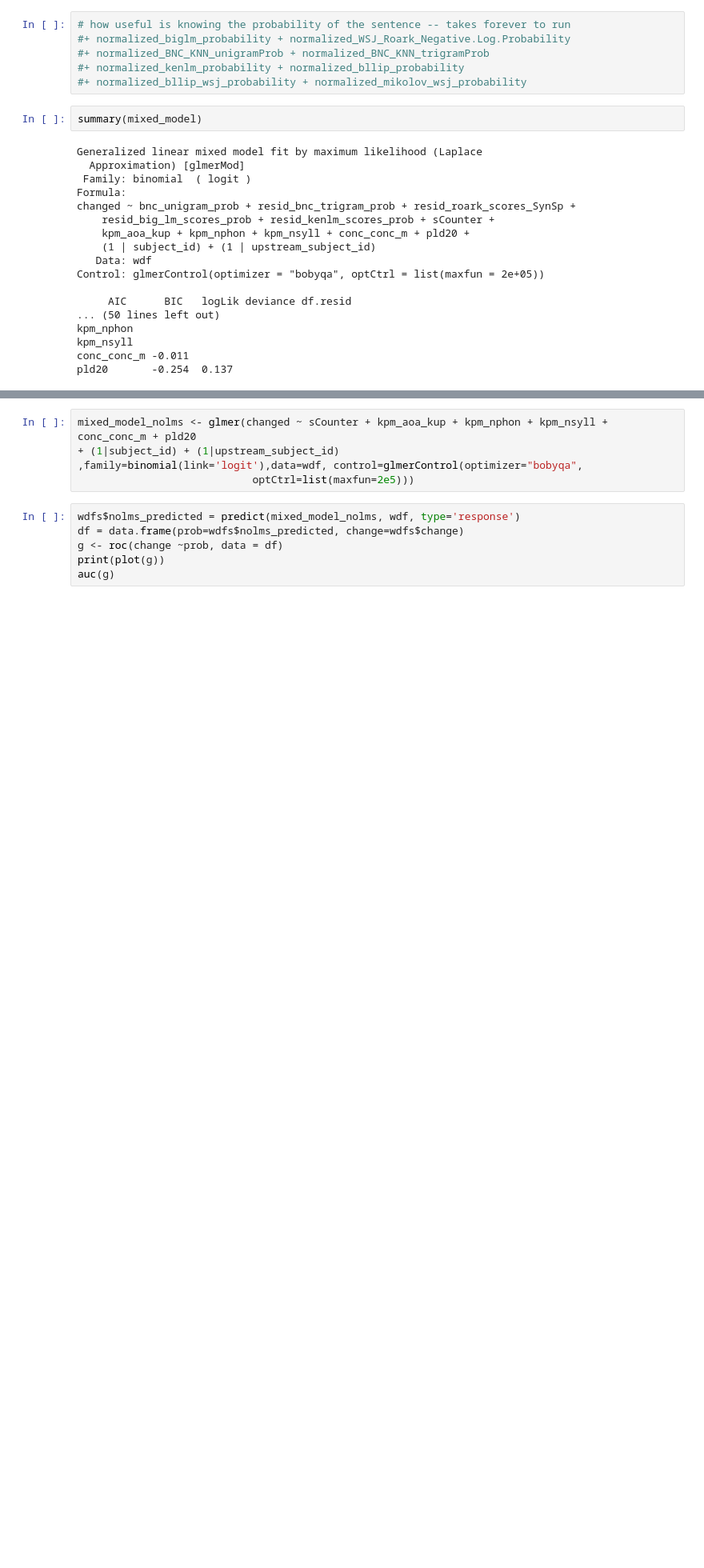
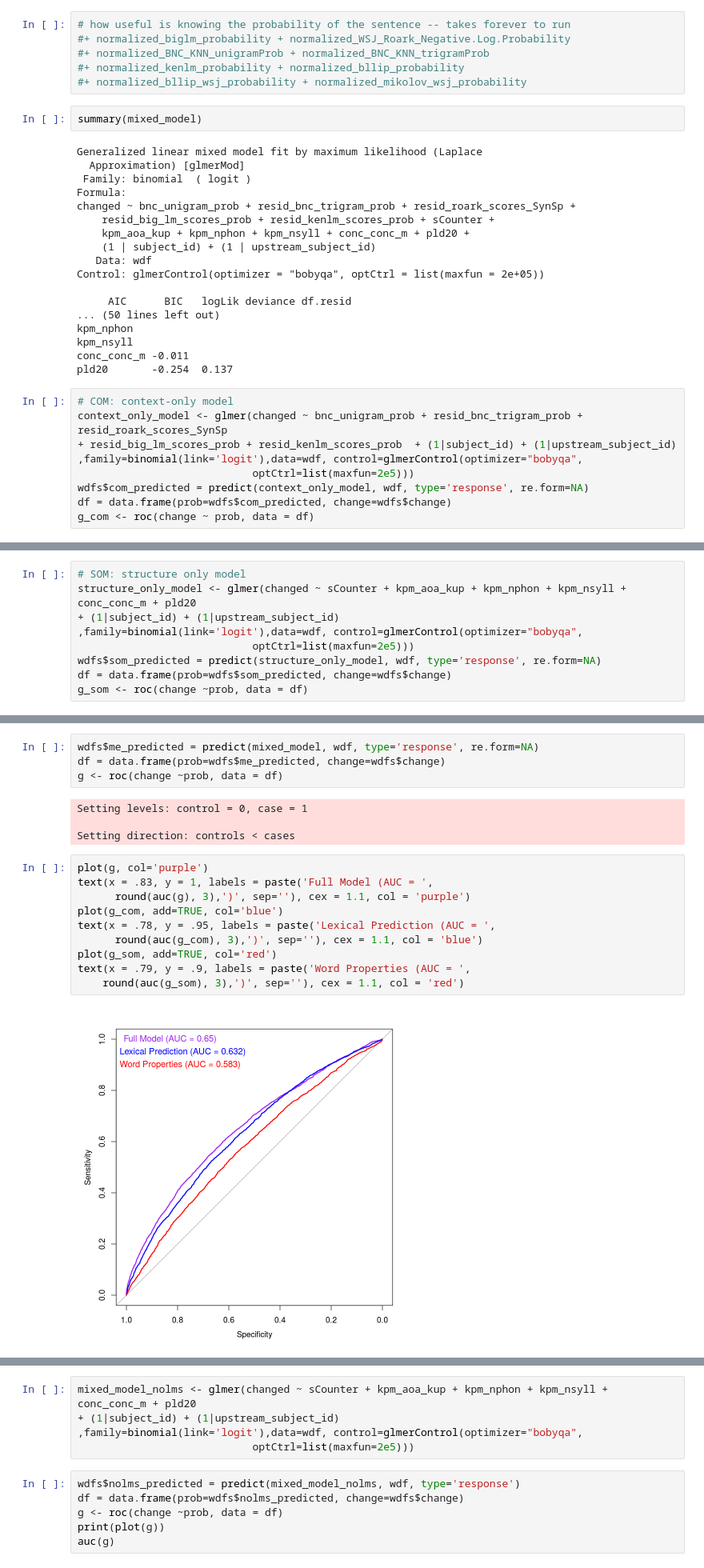
Before and after one commit to smeylan/telephone-analysis-public, a Jupyter notebook: Error Prediction Model - Logistic Regression.ipynb, the cells around one changed output, grey strips where cells are left out. Shown: that part at 80% size. Cells and saved outputs as stored; diff of their text form; blank space fills up the shorter version.

Commit message:
Logistic regrssions for single language models; new AUC mocel

```diff
--- a/Error Prediction Model - Logistic Regression.ipynb
+++ b/Error Prediction Model - Logistic Regression.ipynb
@@ -284,3 +285,12 @@ kpm_nphon
 kpm_nsyll
 conc_conc_m -0.011
 pld20       -0.254  0.137
+# %%
+# COM: context-only model
+context_only_model <- glmer(changed ~ bnc_unigram_prob + resid_bnc_trigram_prob + resid_roark_scores_SynSp
++ resid_big_lm_scores_prob + resid_kenlm_scores_prob  + (1|subject_id) + (1|upstream_subject_id)
+,family=binomial(link='logit'),data=wdf, control=glmerControl(optimizer="bobyqa",
+                            optCtrl=list(maxfun=2e5)))
+wdfs$com_predicted = predict(context_only_model, wdf, type='response', re.form=NA)
+df = data.frame(prob=wdfs$com_predicted, change=wdfs$change)
+g_com <- roc(change ~ prob, data = df)
@@ -286,0 +301,9 @@ pld20       -0.254  0.137
+# %%
+# SOM: structure only model
+structure_only_model <- glmer(changed ~ sCounter + kpm_aoa_kup + kpm_nphon + kpm_nsyll + conc_conc_m + pld20
++ (1|subject_id) + (1|upstream_subject_id)
+,family=binomial(link='logit'),data=wdf, control=glmerControl(optimizer="bobyqa",
+                            optCtrl=list(maxfun=2e5)))
+wdfs$som_predicted = predict(structure_only_model, wdf, type='response', re.form=NA)
+df = data.frame(prob=wdfs$som_predicted, change=wdfs$change)
+g_som <- roc(change ~prob, data = df)
@@ -286,0 +328,20 @@ pld20       -0.254  0.137
+# %%
+wdfs$me_predicted = predict(mixed_model, wdf, type='response', re.form=NA)
+df = data.frame(prob=wdfs$me_predicted, change=wdfs$change)
+g <- roc(change ~prob, data = df)
+# %% [output]
+Setting levels: control = 0, case = 1
+
+Setting direction: controls < cases
+# %%
+plot(g, col='purple')
+text(x = .83, y = 1, labels = paste('Full Model (AUC = ',
+      round(auc(g), 3),')', sep=''), cex = 1.1, col = 'purple')
+plot(g_com, add=TRUE, col='blue')
+text(x = .78, y = .95, labels = paste('Lexical Prediction (AUC = ',
+      round(auc(g_com), 3),')', sep=''), cex = 1.1, col = 'blue')
+plot(g_som, add=TRUE, col='red')
+text(x = .79, y = .9, labels = paste('Word Properties (AUC = ',
+    round(auc(g_som), 3),')', sep=''), cex = 1.1, col = 'red')
+# %% [output]
+[figure, added]
```
Also changed, not shown: parts of 17 cells of this notebook, 3 other files.
